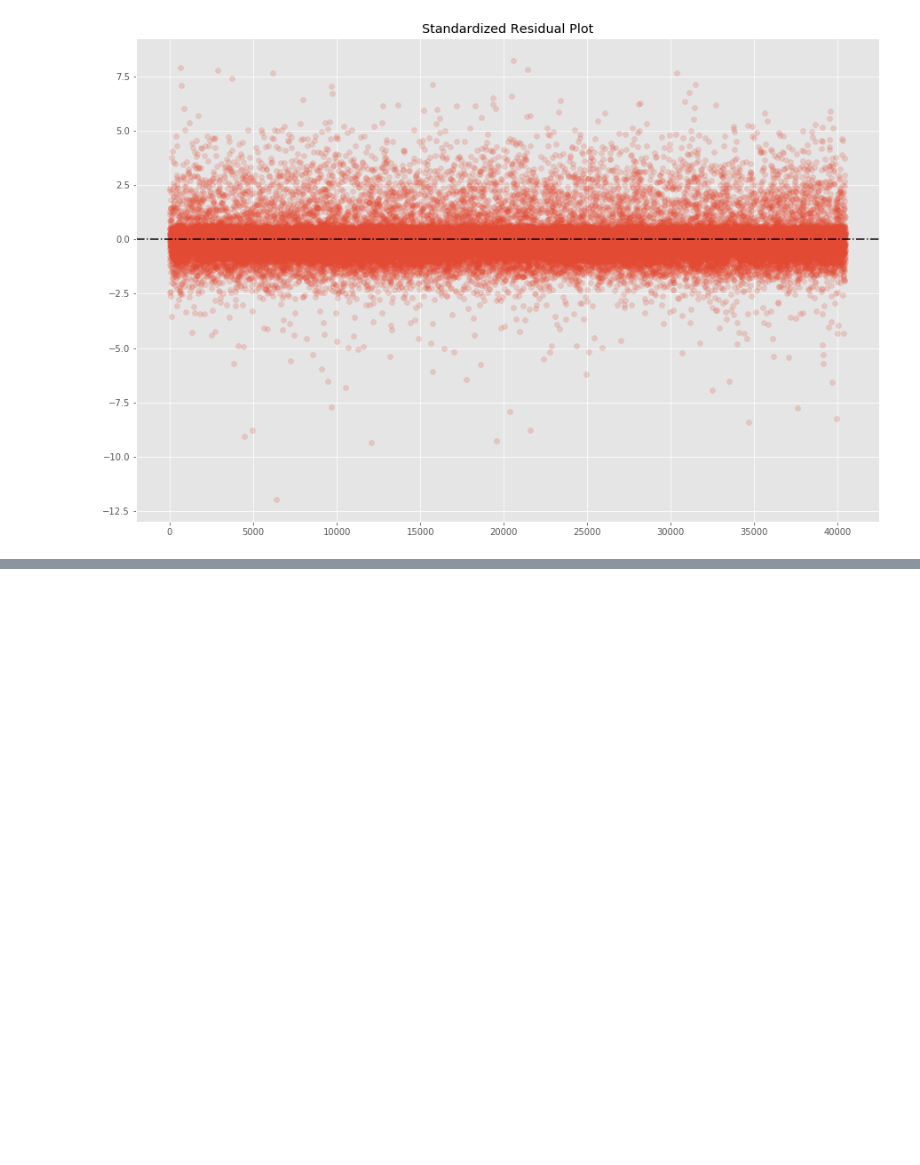
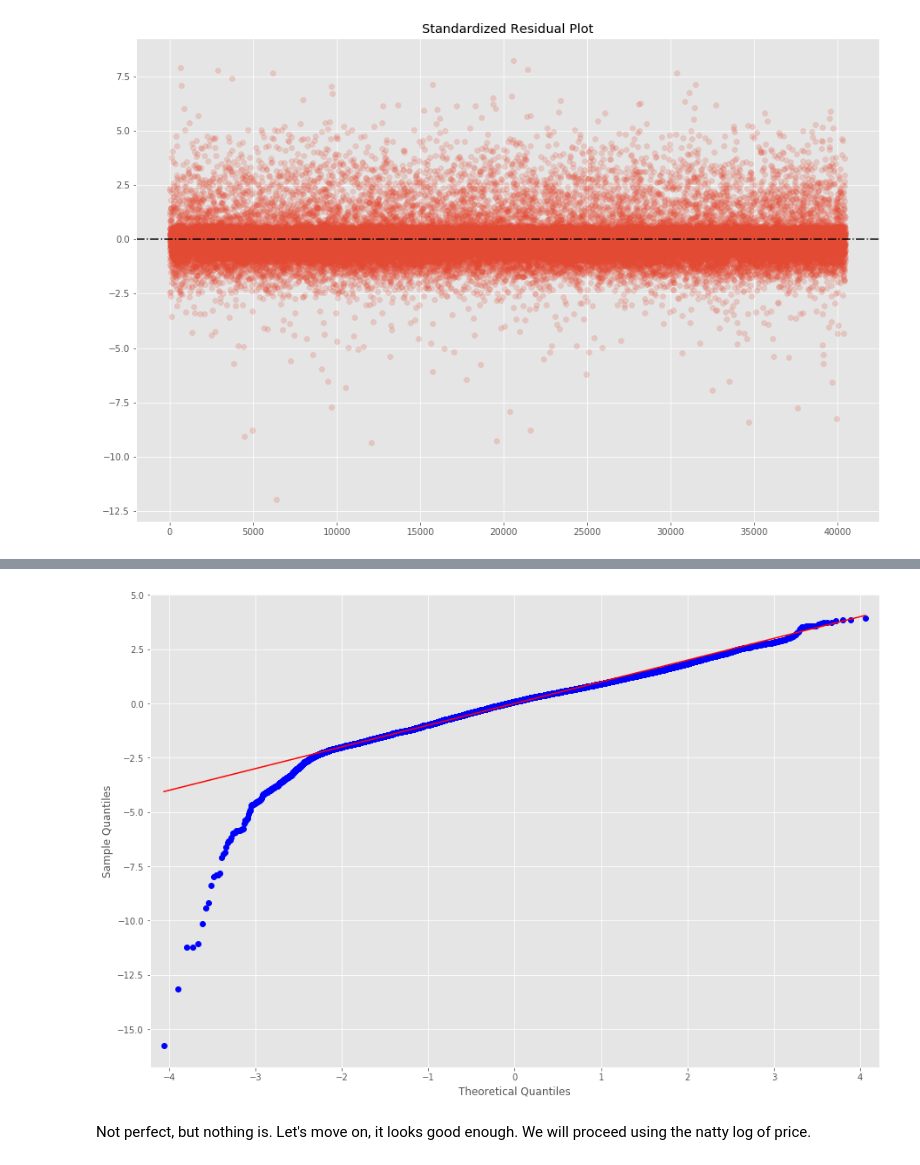
Before and after one commit to benedictaquino/diamond-pricing, a Jupyter notebook: notebooks/EDA.ipynb, the cells around one changed output, grey strips where cells are left out. Cells and saved outputs as stored; diff of their text form; code cells hidden in the pictures; blank space fills up the shorter version.

```diff
--- a/notebooks/EDA.ipynb
+++ b/notebooks/EDA.ipynb
@@ -173,0 +192,7 @@ import scipy.stats as st
+# %%
+fig, ax = plt.subplots(figsize=(15,10));
+sm.qqplot(log_pearson_resids, ax=ax, line='s');
+# %% [output]
+[figure, added]
+# %% [markdown]
+Not perfect, but nothing is. Let's move on, it looks good enough. We will proceed using the natty log of price.
```
Also changed, not shown: parts of 22 cells of this notebook.
